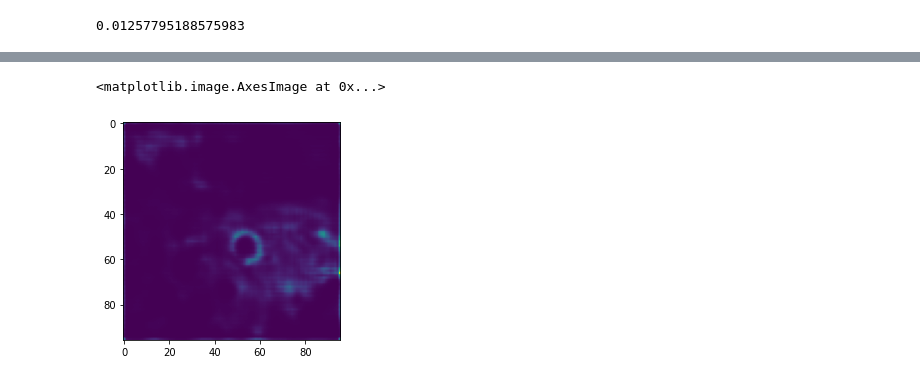
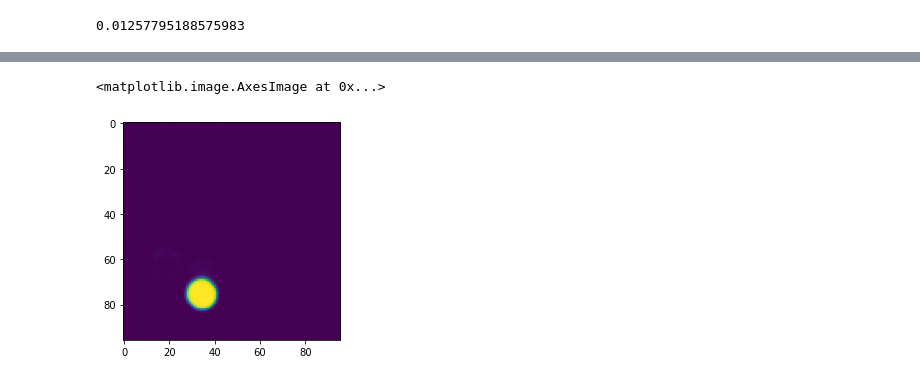
Before and after one commit to Satoszi/Pose-estimation-hourglass, a Jupyter notebook: rgbd_ycb/Untitledfrom_directory_correct_rgbd.ipynb, the cells around one changed output, grey strips where cells are left out. Cells and saved outputs as stored; diff of their text form; code cells hidden in the pictures.

```diff
--- a/rgbd_ycb/Untitledfrom_directory_correct_rgbd.ipynb
+++ b/rgbd_ycb/Untitledfrom_directory_correct_rgbd.ipynb
@@ -146,7 +150,7 @@ len(val_depth_frame_paths)
 3262
 # %%
 train_color_frames = []
-#train_depth_frames = []
+train_depth_frames = []
 for color_path, depth_path in tqdm(zip(train_color_frame_paths, train_depth_frame_paths)):
         color_frame = cv2.imread(color_path)
         #depth_frame = cv2.imread(depth_path)
@@ -166,13 +167,13 @@ val_color_frames = []
 val_depth_frames = []
 for color_path, depth_path in tqdm(zip(val_color_frame_paths, val_depth_frame_paths)):
         color_frame = cv2.imread(color_path)
-        depth_frame = cv2.imread(depth_path)
+        #depth_frame = cv2.imread(depth_path)
 
         color_frame = cv2.resize(color_frame,(IMG_SIZE,IMG_SIZE))/255.
-        depth_frame = cv2.resize(depth_frame,(IMG_SIZE,IMG_SIZE))/255.
+        #depth_frame = cv2.resize(depth_frame,(IMG_SIZE,IMG_SIZE))/255.
 
         val_color_frames.append(color_frame)
-        val_depth_frames.append(depth_frame)
+        #val_depth_frames.append(depth_frame)
 # %%
 mask_cp = np.zeros((7,IMG_SIZE,IMG_SIZE))
 # %%
@@ -316,13 +317,6 @@ def unet_conv(inputs, filters, dropout=0.1,kernel_size=3, padding="same", stride
         padding=padding,
         strides=strides,
     )(inputs)
-    x = Conv2D(
-        filters=filters,
-        kernel_size=kernel_size,
-        kernel_initializer=w_init,
-        padding=padding,
-        strides=1,
-    )(x)
     if activation:
         x = BatchNormalization()(x)
         x = ReLU()(x)
@@ -477,7 +471,7 @@ model_2.evaluate(tf_val_generator)
 60/60 [==============================] - 4s 60ms/step - loss: 0.0126
 0.01257795188575983
 # %%
-x, y = next(val_generator)
+x, y = next(train_generator)
 x = np.array(x)
 y = np.array(y)
 x.shape
@@ -488,5 +482,5 @@ plt.imshow(x)
 # %%
 a = model_2.predict(np.array([x]))
 a = np.array(a)[0]
-plt.imshow(a[:,:,2])
+plt.imshow(a[:,:,5])
 # %% [output]
@@ -494,2 +488,2 @@ plt.imshow(a[:,:,2])
 <matplotlib.image.AxesImage at 0x...>
-[figure, old version]
+[figure, new version]
```
Also changed, not shown: parts of 24 cells of this notebook, 2 other files.
